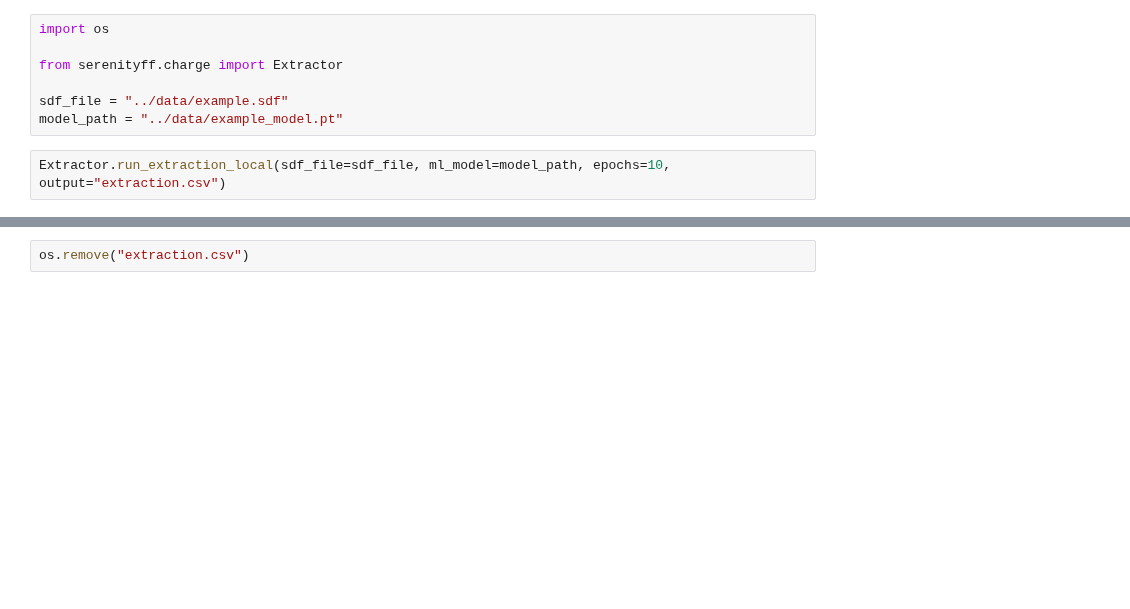
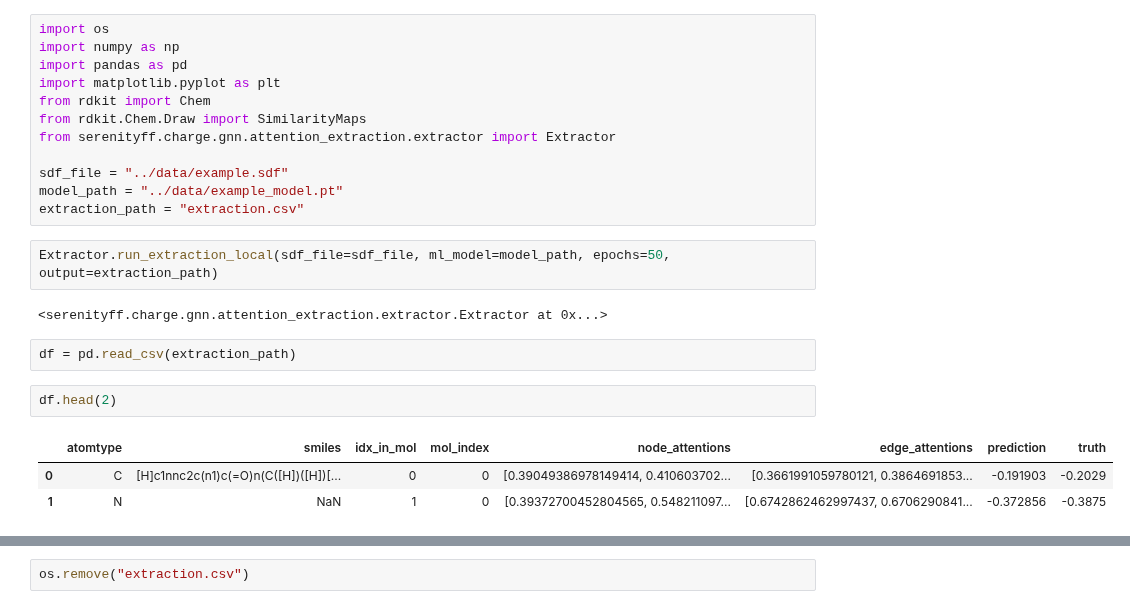
Before and after one commit to rinikerlab/DASH-tree, a Jupyter notebook: serenityff/charge/examples/extract_attention_weights.ipynb, the cells around one changed output, grey strips where cells are left out. Drawn from its saved outputs; the diff is of its cells as text; blank space fills up the shorter version.

Commit message:
update extraction jnb

```diff
--- a/serenityff/charge/examples/extract_attention_weights.ipynb
+++ b/serenityff/charge/examples/extract_attention_weights.ipynb
@@ -1,9 +1,24 @@
 # %%
 import os
-
-from serenityff.charge import Extractor
+import numpy as np
+import pandas as pd
+import matplotlib.pyplot as plt
+from rdkit import Chem
+from rdkit.Chem.Draw import SimilarityMaps
+from serenityff.charge.gnn.attention_extraction.extractor import Extractor
 
 sdf_file = "../data/example.sdf"
 model_path = "../data/example_model.pt"
+extraction_path = "extraction.csv"
 # %%
-Extractor.run_extraction_local(sdf_file=sdf_file, ml_model=model_path, epochs=10, output="extraction.csv")
+Extractor.run_extraction_local(sdf_file=sdf_file, ml_model=model_path, epochs=50, output=extraction_path)
+# %% [output]
+<serenityff.charge.gnn.attention_extraction.extractor.Extractor at 0x...>
+# %%
+df = pd.read_csv(extraction_path)
+# %%
+df.head(2)
+# %% [output]
+|  | atomtype | smiles | idx_in_mol | mol_index | node_attentions | edge_attentions | prediction | truth |
+| 0 | C | [H]c1nnc2c(n1)c(=O)n(C([H])([H])[... | 0 | 0 | [0.39049386978149414, 0.410603702... | [0.3661991059780121, 0.3864691853... | -0.191903 | -0.2029 |
+| 1 | N | NaN | 1 | 0 | [0.39372700452804565, 0.548211097... | [0.6742862462997437, 0.6706290841... | -0.372856 | -0.3875 |
```
Also changed, not shown: parts of 6 cells of this notebook, 1 other file.
